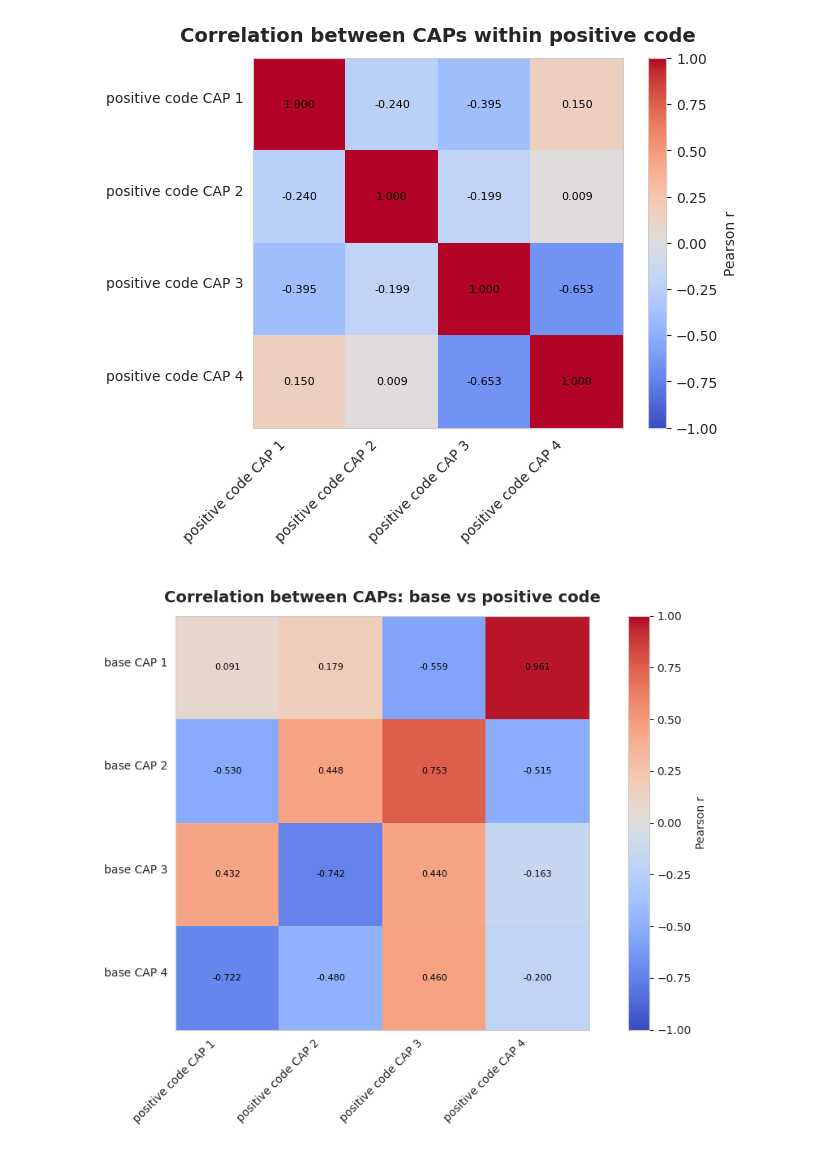
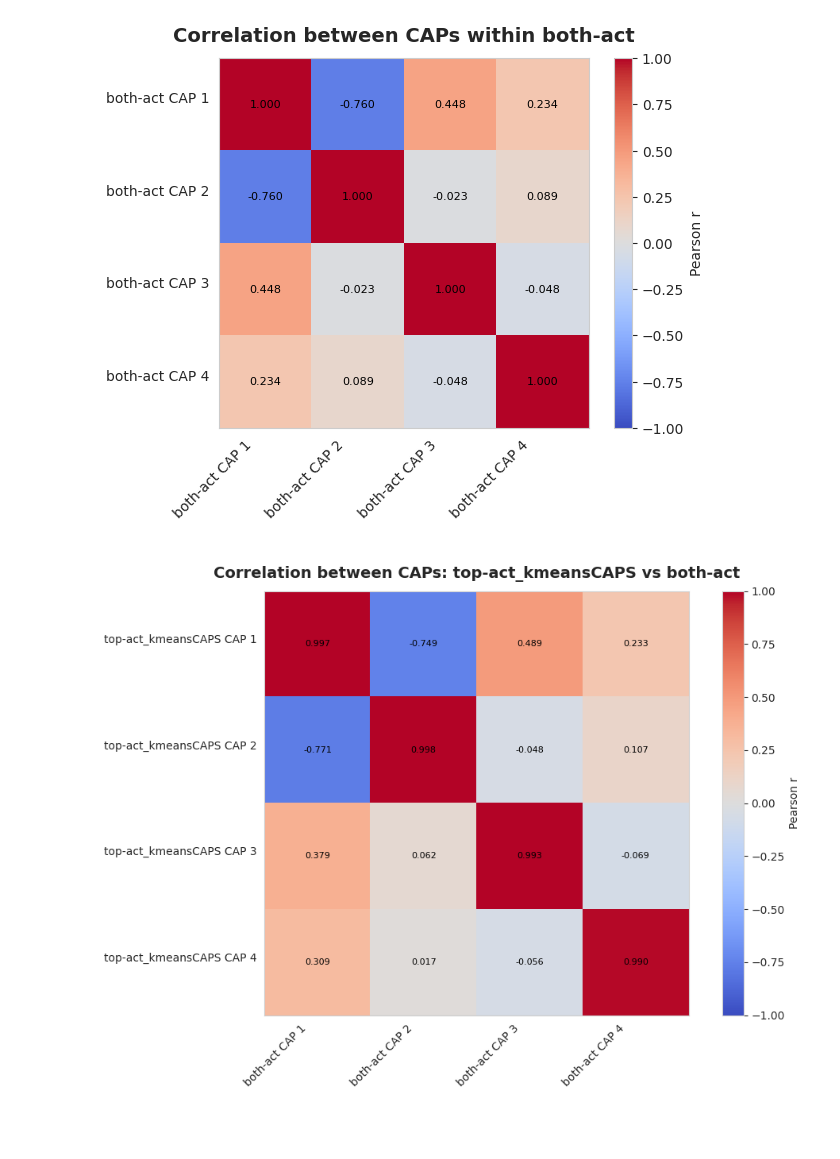
Before and after one commit to seb2o/devCAPs, a Jupyter notebook: src/compare_caps.ipynb, the cells around one changed output. Drawn from its saved outputs; the diff is of its cells as text; code cells hidden in the pictures.

Commit message:
check pos and both act caps are the same with kmeans

```diff
--- a/src/compare_caps.ipynb
+++ b/src/compare_caps.ipynb
@@ -10,13 +10,13 @@ from scipy.stats import pearsonr
 from nilearn import plotting
 import matplotlib.pyplot as plt
 # %%
-folderA = "DictLr_Ncomps-4_PosCode-False_Alpha-1.0_Tvalue-15_Act-pos_n-34"
-folderA_name = "base"
-folderA_glob = "DictComp_*.nii"
+folderA = "vectorizedCorr_kmeans_dist-correlation_ttype-percentage_tvalue-15_k-4_ninits-50_activation-pos_n-481"
+folderA_name = "top-act_kmeansCAPS"
+folderA_glob = "CAP_*_z.nii"
 
-folderB = "DictLr_Ncomps-4_PosCode-True_Alpha-1.0_Tvalue-15_Act-pos_n-34"
-folderB_name = "positive code"
-folderB_glob = "DictComp_*.nii"
+folderB = "vectorizedCorr_kmeans_dist-correlation_ttype-percentage_tvalue-15_k-4_ninits-50_activation-both_n-481"
+folderB_name = "both-act"
+folderB_glob = "CAP_*_z.nii"
 
 utils.compare_folder(
     folderA=folderA,
@@ -31,2 +31,2 @@ utils.compare_folder(
-[figure, old version]
+[figure, new version]
-[figure, old version]
+[figure, new version]
```
Also changed, not shown: parts of 1 cell of this notebook.
